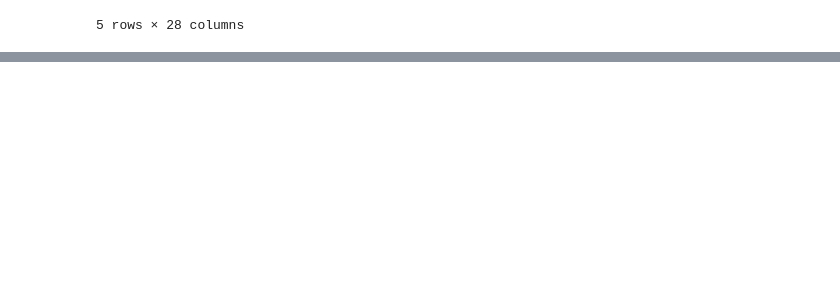
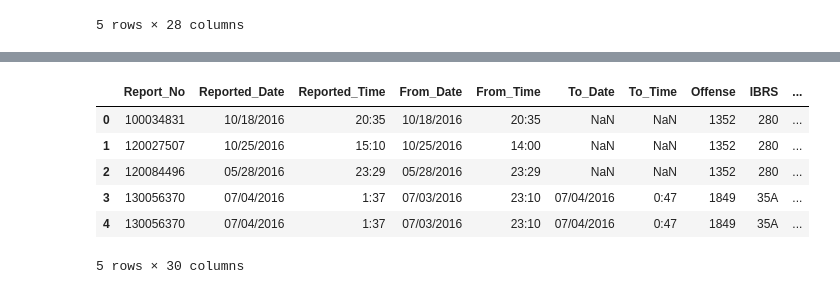
Before and after one commit to sashabridges/DowntownData, a Jupyter notebook: DowntownData Notebook.ipynb, the cells around one changed output, grey strips where cells are left out. Drawn from its saved outputs; the diff is of its cells as text; code cells hidden in the pictures; blank space fills up the shorter version.

```diff
--- a/DowntownData Notebook.ipynb
+++ b/DowntownData Notebook.ipynb
@@ -131,0 +154,11 @@ crime_data.head()
+# %%
+crime_data_2016 = pd.read_csv('KCPD_Crime_Data_2016.csv')
+crime_data_2016.head()
+# %% [output]
+|  | Report_No | Reported_Date | Reported_Time | From_Date | From_Time | To_Date | To_Time | Offense | IBRS | ... |
+| 0 | 100034831 | 10/18/2016 | 20:35 | 10/18/2016 | 20:35 | NaN | NaN | 1352 | 280 | ... |
+| 1 | 120027507 | 10/25/2016 | 15:10 | 10/25/2016 | 14:00 | NaN | NaN | 1352 | 280 | ... |
+| 2 | 120084496 | 05/28/2016 | 23:29 | 05/28/2016 | 23:29 | NaN | NaN | 1352 | 280 | ... |
+| 3 | 130056370 | 07/04/2016 | 1:37 | 07/03/2016 | 23:10 | 07/04/2016 | 0:47 | 1849 | 35A | ... |
+| 4 | 130056370 | 07/04/2016 | 1:37 | 07/03/2016 | 23:10 | 07/04/2016 | 0:47 | 1849 | 35A | ... |
+5 rows × 30 columns
```
Also changed, not shown: parts of 3 cells of this notebook, 4 other files.
